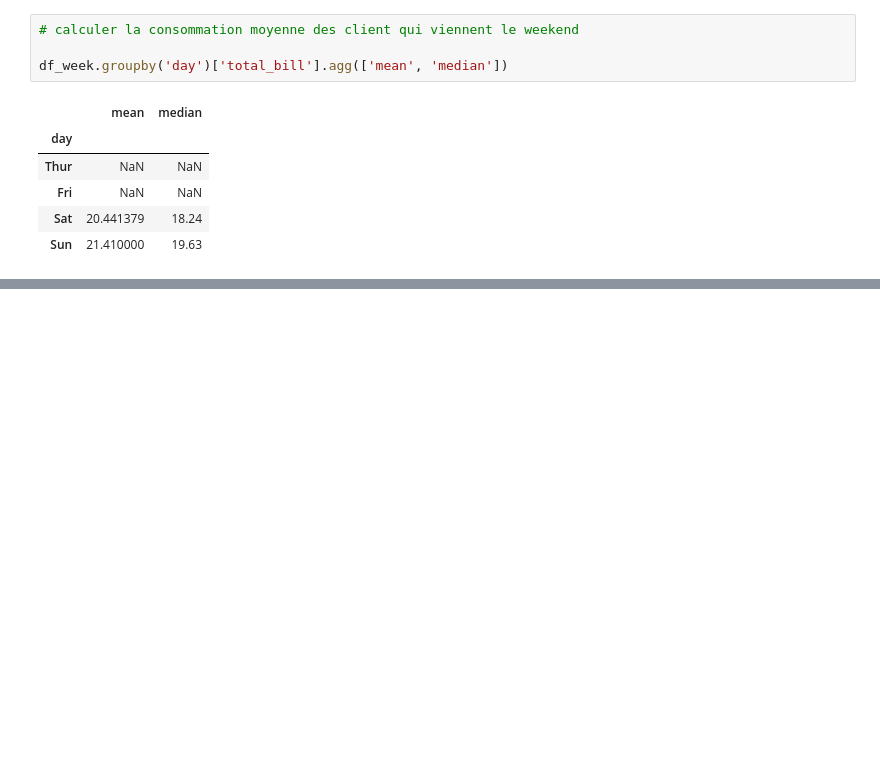
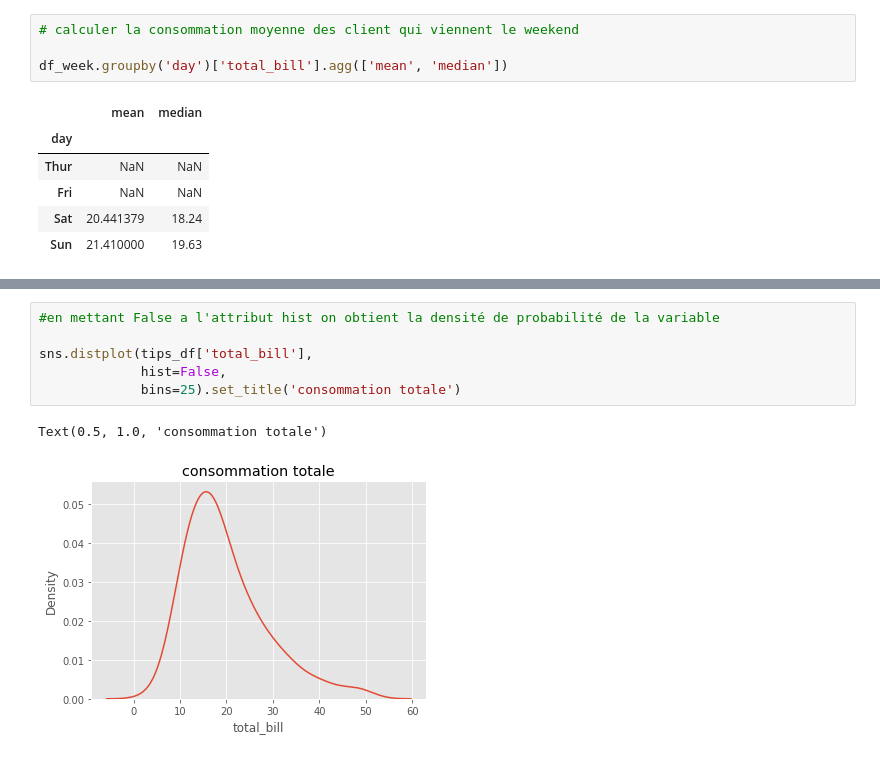
Before and after one commit to hermannkakapeu/STAT_for_ML_and_DL, a Jupyter notebook: Entrainement_1_parametres_stat_description_de_varable.ipynb, the cells around one changed output, grey strips where cells are left out. Cells and saved outputs as stored; diff of their text form; blank space fills up the shorter version.

```diff
--- a/Entrainement_1_parametres_stat_description_de_varable.ipynb
+++ b/Entrainement_1_parametres_stat_description_de_varable.ipynb
@@ -203,0 +220,9 @@ df_week.groupby('day')['total_bill'].agg(['mean', 'median'])
+# %%
+#en mettant False a l'attribut hist on obtient la densité de probabilité de la variable
+
+sns.distplot(tips_df['total_bill'],
+             hist=False,
+             bins=25).set_title('consommation totale')
+# %% [output]
+Text(0.5, 1.0, 'consommation totale')
+[figure, added]
```
Also changed, not shown: parts of 18 cells of this notebook.
